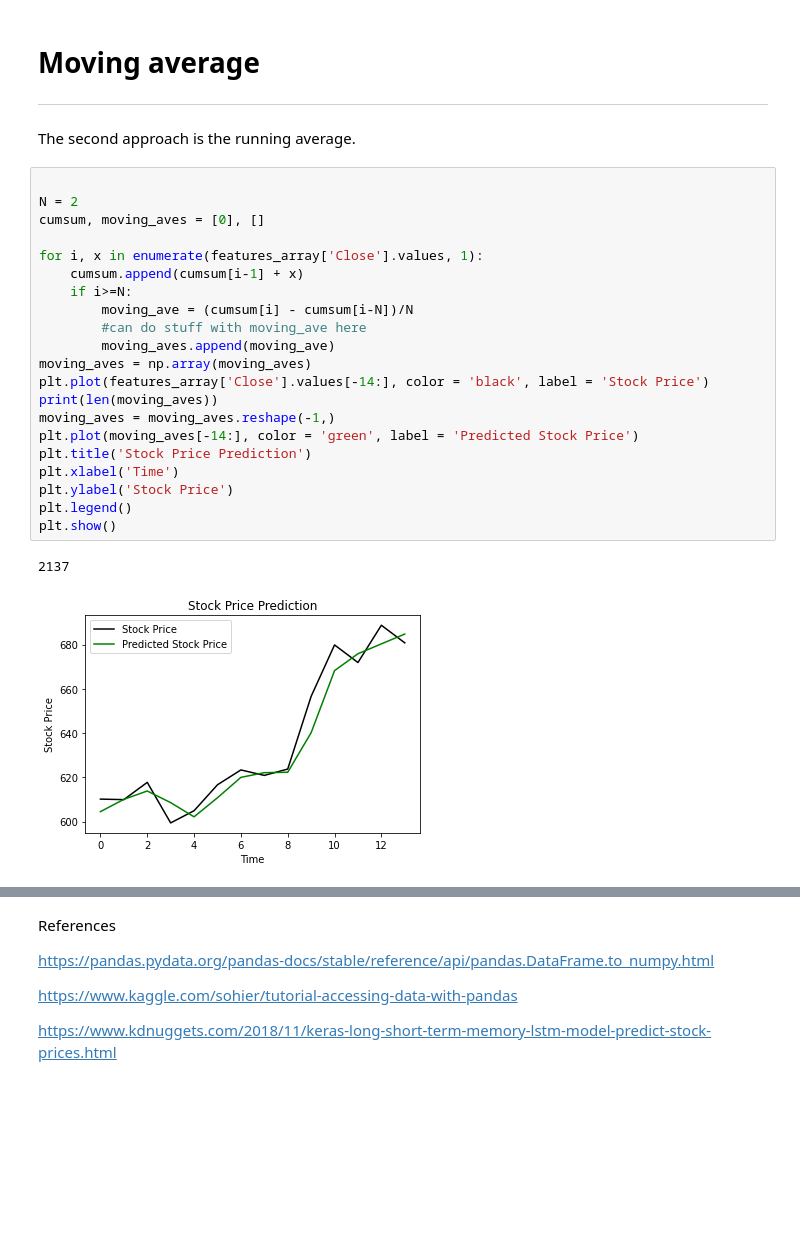
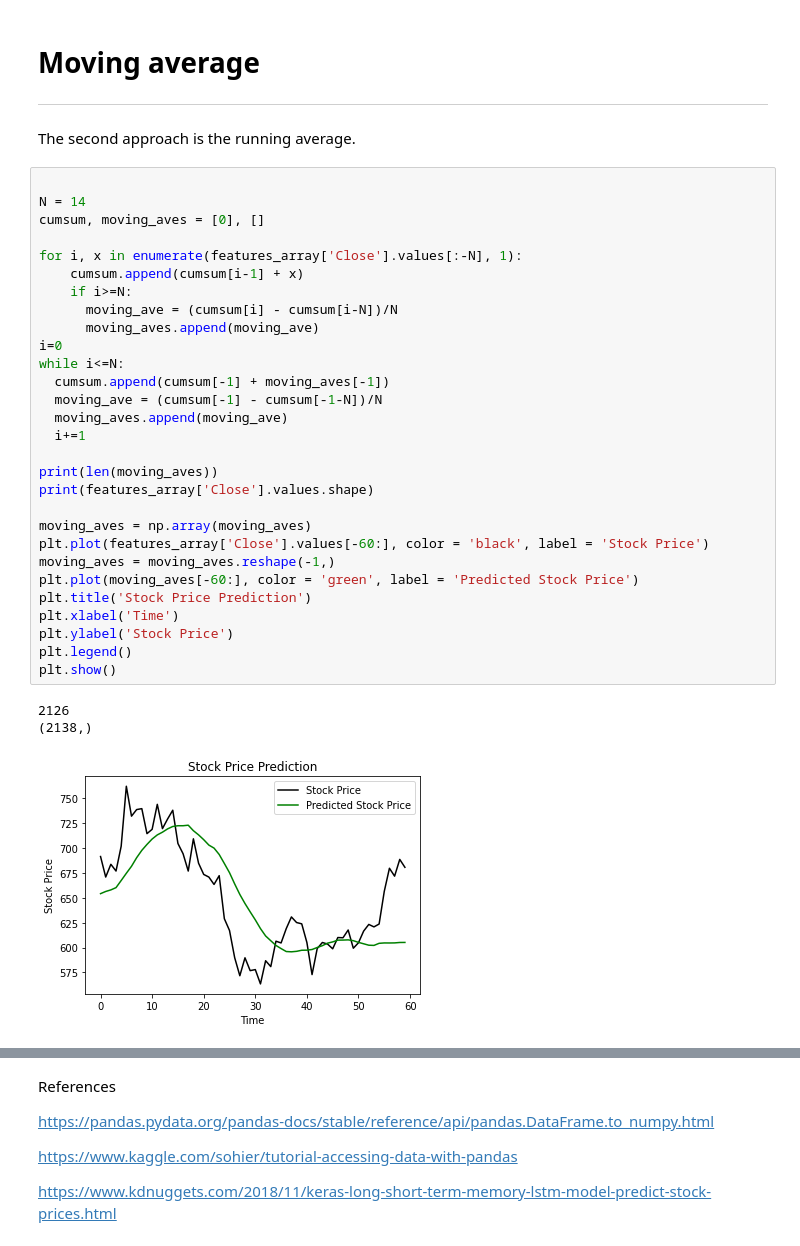
Before and after one commit to lis55/stockPrediction, a Jupyter notebook: stockPrediction.ipynb, the cells around one changed output, grey strips where cells are left out. Drawn from its saved outputs; the diff is of its cells as text; blank space fills up the shorter version.

```diff
--- a/stockPrediction.ipynb
+++ b/stockPrediction.ipynb
@@ -131,25 +234,34 @@ plt.show()
 The second approach is the running average.
 # %%
 
-N = 2
+N = 14
 cumsum, moving_aves = [0], []
 
-for i, x in enumerate(features_array['Close'].values, 1):
+for i, x in enumerate(features_array['Close'].values[:-N], 1):
     cumsum.append(cumsum[i-1] + x)
     if i>=N:
-        moving_ave = (cumsum[i] - cumsum[i-N])/N
-        #can do stuff with moving_ave here
-        moving_aves.append(moving_ave)
+      moving_ave = (cumsum[i] - cumsum[i-N])/N
+      moving_aves.append(moving_ave)
+i=0
+while i<=N:
+  cumsum.append(cumsum[-1] + moving_aves[-1])
+  moving_ave = (cumsum[-1] - cumsum[-1-N])/N
+  moving_aves.append(moving_ave)
+  i+=1
+
+print(len(moving_aves))
+print(features_array['Close'].values.shape)
+
 moving_aves = np.array(moving_aves)
-plt.plot(features_array['Close'].values[-14:], color = 'black', label = 'Stock Price')
-print(len(moving_aves))
+plt.plot(features_array['Close'].values[-60:], color = 'black', label = 'Stock Price')
 moving_aves = moving_aves.reshape(-1,)
-plt.plot(moving_aves[-14:], color = 'green', label = 'Predicted Stock Price')
+plt.plot(moving_aves[-60:], color = 'green', label = 'Predicted Stock Price')
 plt.title('Stock Price Prediction')
 plt.xlabel('Time')
 plt.ylabel('Stock Price')
 plt.legend()
 plt.show()
 # %% [output]
-2137
+2126
+(2138,)
-[figure, old version]
+[figure, new version]
```
Also changed, not shown: parts of 7 cells of this notebook.
